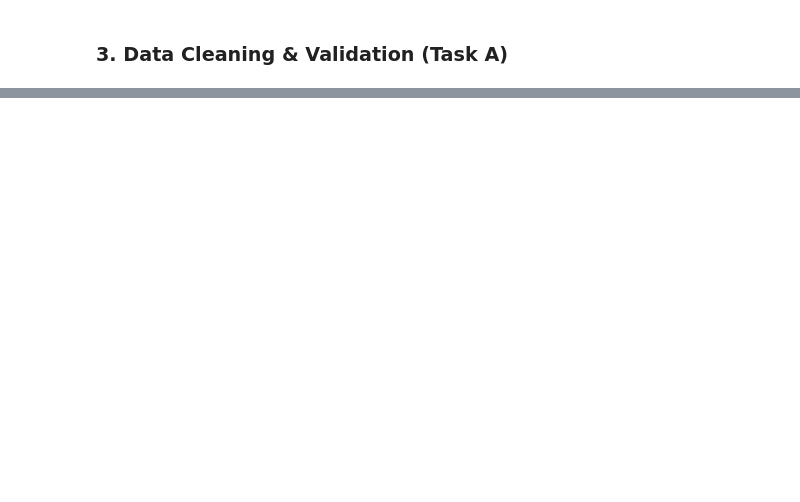
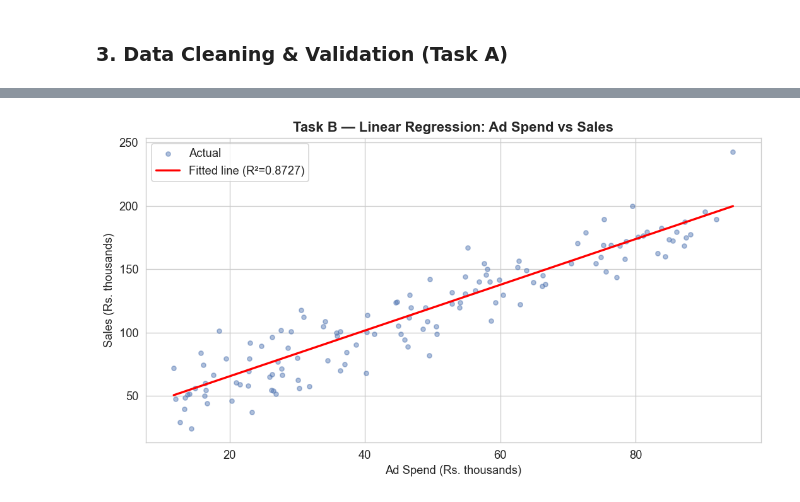
Before and after one commit to koundal-aryan/BrightMart-customer-analytics-machine-learning, a Jupyter notebook: customer_analytics_ml_project.ipynb, the cells around one changed output, grey strips where cells are left out. Cells and saved outputs as stored; diff of their text form; code cells hidden in the pictures; blank space fills up the shorter version.

```diff
--- a/customer_analytics_ml_project.ipynb
+++ b/customer_analytics_ml_project.ipynb
@@ -574,0 +202,14 @@ The key business insight is that customer segmentation combined with predictive
+# %%
+import numpy as np
+xl = np.linspace(X_te_reg['Ad_Spend'].min(), X_te_reg['Ad_Spend'].max(), 200).reshape(-1,1)
+plt.figure(figsize=(9, 5))
+plt.scatter(X_te_reg['Ad_Spend'], y_te_reg, alpha=0.45, color='#4C72B0', s=18, label='Actual')
+plt.plot(xl, lr.predict(xl), color='red', lw=2, label=f'Fitted line (R2={r2_lr:.4f})')
+plt.title('Task B: Linear Regression — Ad Spend vs Sales', fontweight='bold')
+plt.xlabel('Ad Spend (Rs. thousands)')
+plt.ylabel('Sales (Rs. thousands)')
+plt.legend()
+plt.tight_layout()
+plt.show()
+# %% [output]
+[figure, added]
```
Also changed, not shown: parts of 45 cells of this notebook, 5 other files.
